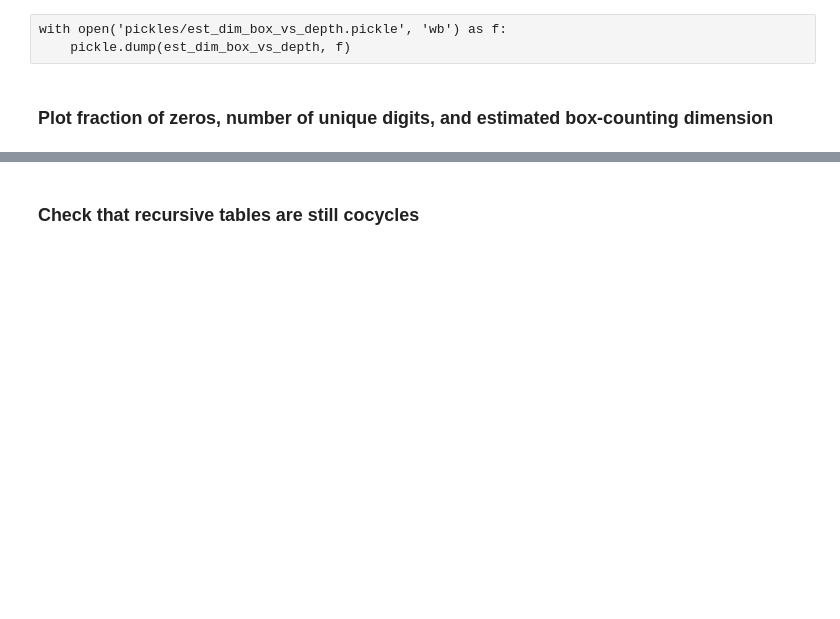
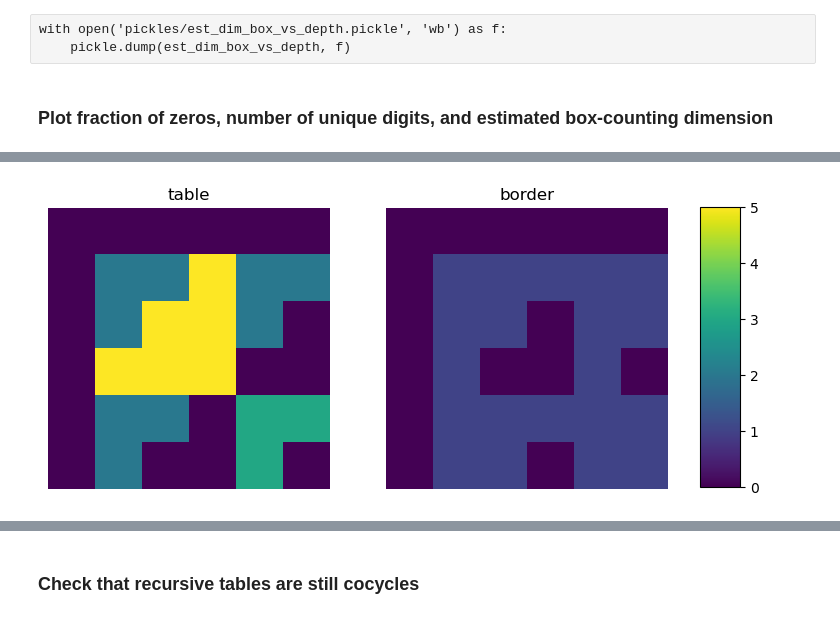
Before and after one commit to cutterdawes/BaseAddition, a Jupyter notebook: carry_tables.ipynb, the cells around one changed output, grey strips where cells are left out. Cells and saved outputs as stored; diff of their text form; code cells hidden in the pictures; blank space fills up the shorter version.

```diff
--- a/carry_tables.ipynb
+++ b/carry_tables.ipynb
@@ -208,0 +211,7 @@ plt.tight_layout()
+# %%
+alt_c = ((0, 0, 2, 4, 3, 5),
+  (0, 1, 4, 1, 1, 4),
+  (0, 2, 0, 4, 5, 3),
+  (0, 3, 2, 1, 3, 2),
+  (0, 4, 4, 4, 1, 1),
+  (0, 5, 0, 1, 5, 0))
@@ -209,3 +229,7 @@ plt.tight_layout()
+# %%
+fn.plot_border(all_tables[6][alt_c])
+# %% [output]
+[figure, added]
 # %%
 fig, axes = plt.subplots(2, 4, figsize=(16, 8), sharey=True)
 axes = axes.flatten()
```
Also changed, not shown: parts of 11 cells of this notebook, 2 other files.
